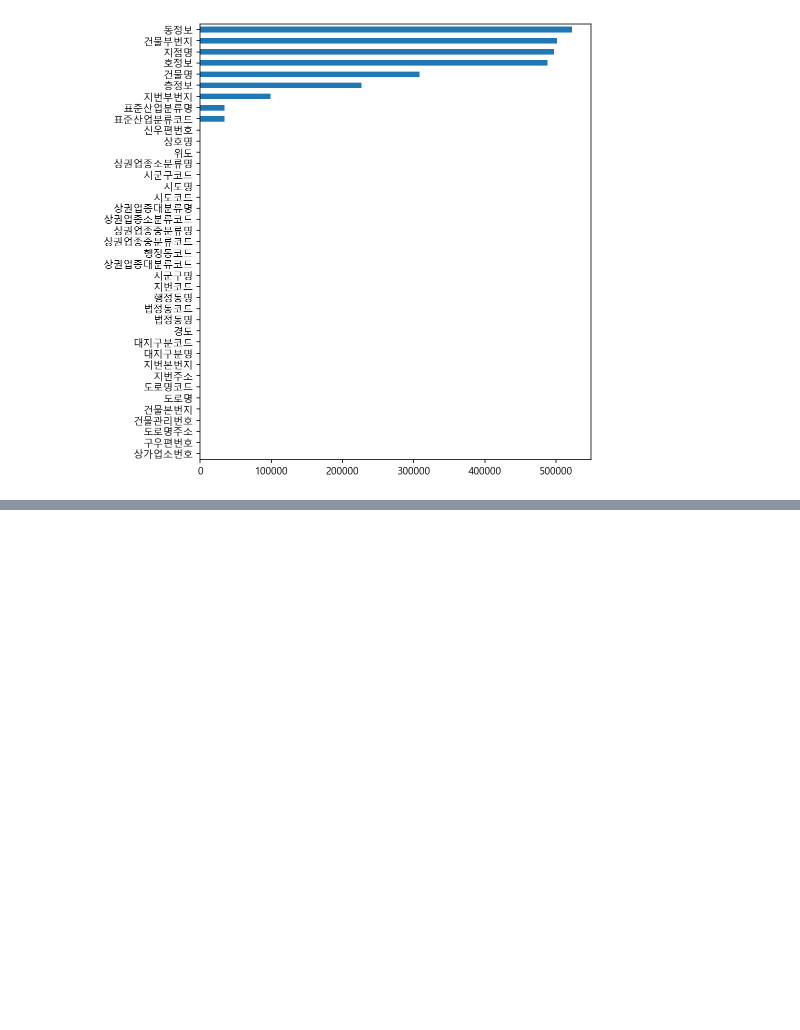
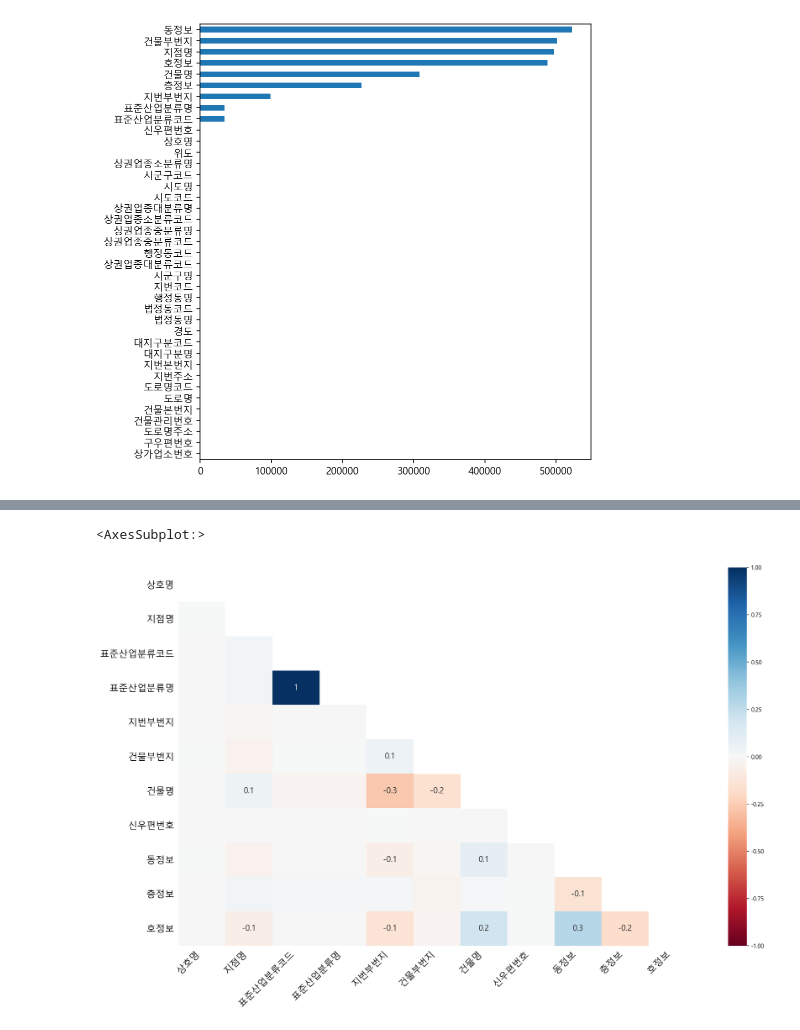
Before and after one commit to taeheelee90/seoul_market_analysis, a Jupyter notebook: Untitled.ipynb, the cells around one changed output, grey strips where cells are left out. Drawn from its saved outputs; the diff is of its cells as text; code cells hidden in the pictures; blank space fills up the shorter version.

```diff
--- a/Untitled.ipynb
+++ b/Untitled.ipynb
@@ -179,0 +188,6 @@ n.sort_values().plot.barh(figsize=(7,8))
+# %%
+# Heatmap
+msno.heatmap(df)
+# %% [output]
+<AxesSubplot:>
+[figure, added]
```
Also changed, not shown: parts of 12 cells of this notebook.
